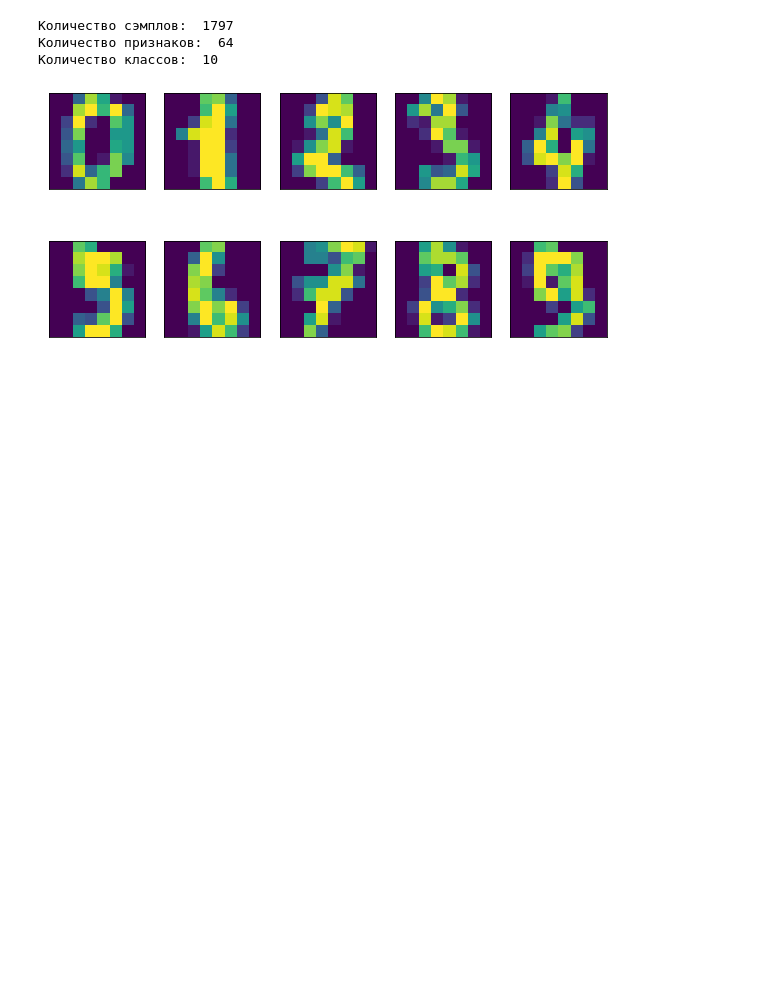
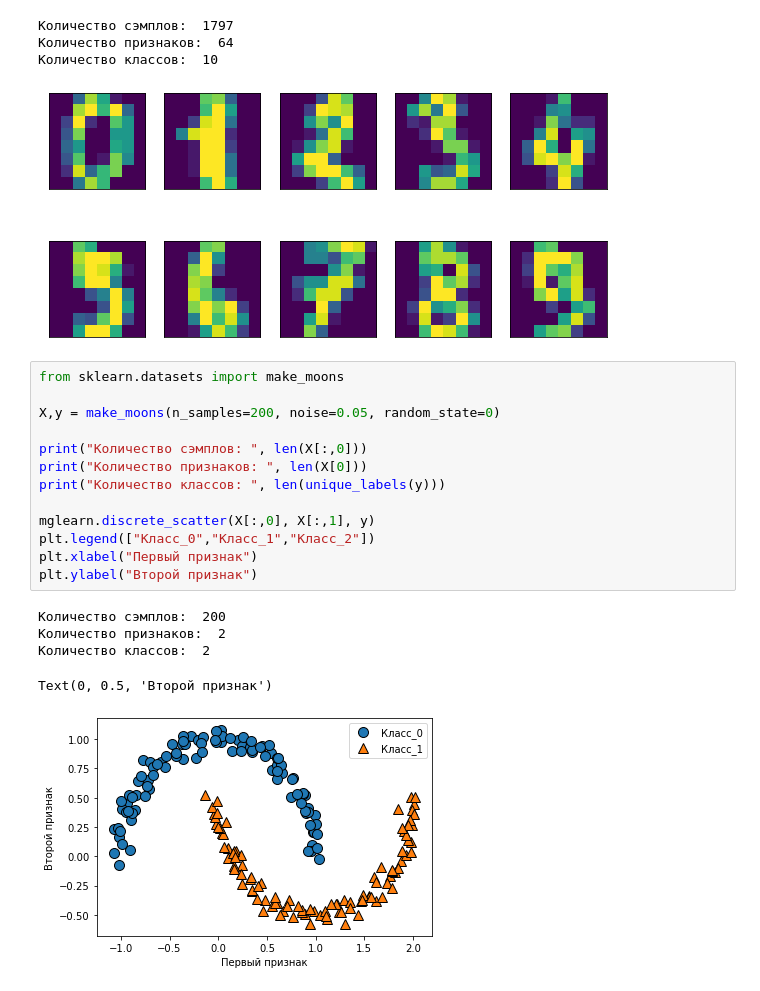
Before and after one commit to ArtemAvanesov/Python-Labs, a Jupyter notebook: 2_курс/3_Datasets.ipynb, the cells around one changed output. Saved outputs shown, nothing was run; the diff lists cells and outputs as text; blank space fills up the shorter version.

```diff
--- a/2_курс/3_Datasets.ipynb
+++ b/2_курс/3_Datasets.ipynb
@@ -56,3 +56,22 @@ for ax, img in zip (axes.ravel(), digits.images):
 Количество признаков:  64
 Количество классов:  10
 [figure]
+# %%
+from sklearn.datasets import make_moons
+
+X,y = make_moons(n_samples=200, noise=0.05, random_state=0)
+
+print("Количество сэмплов: ", len(X[:,0]))
+print("Количество признаков: ", len(X[0]))
+print("Количество классов: ", len(unique_labels(y)))
+
+mglearn.discrete_scatter(X[:,0], X[:,1], y)
+plt.legend(["Класс_0","Класс_1","Класс_2"])
+plt.xlabel("Первый признак")
+plt.ylabel("Второй признак")
+# %% [output]
+Количество сэмплов:  200
+Количество признаков:  2
+Количество классов:  2
+Text(0, 0.5, 'Второй признак')
+[figure, added]
```
